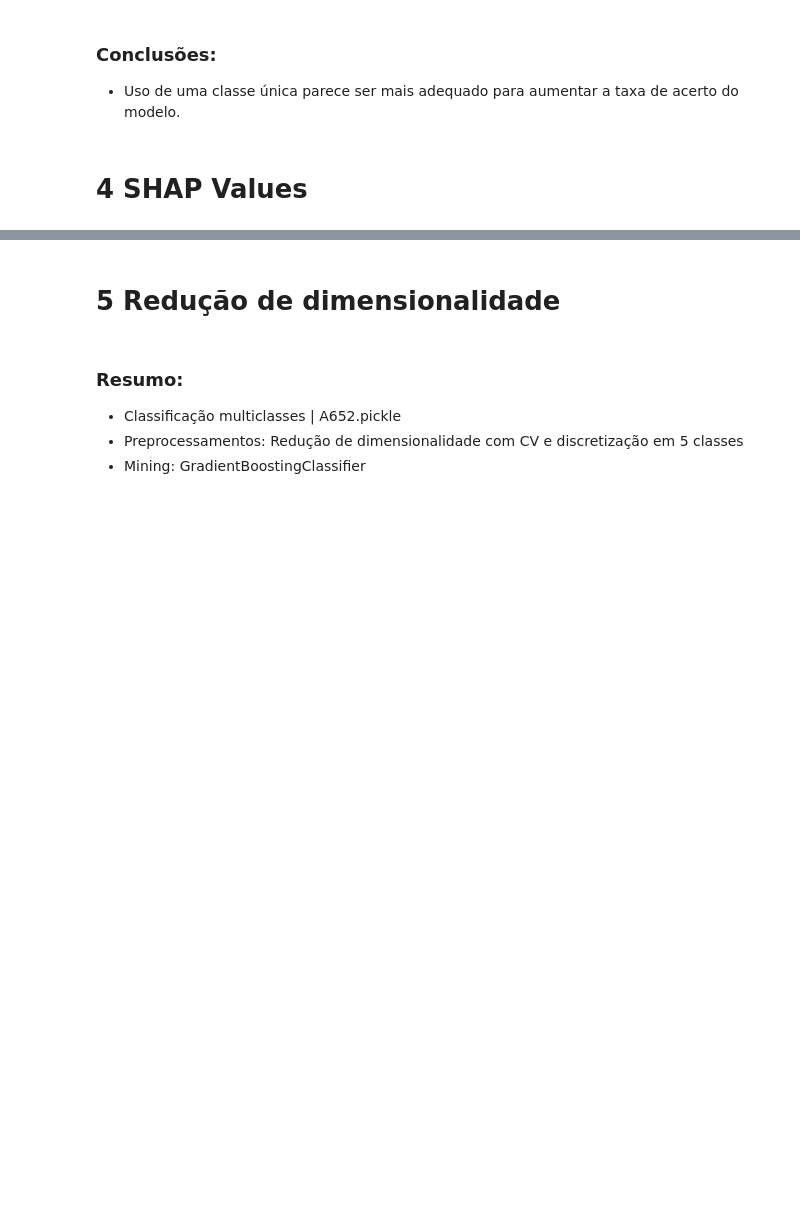
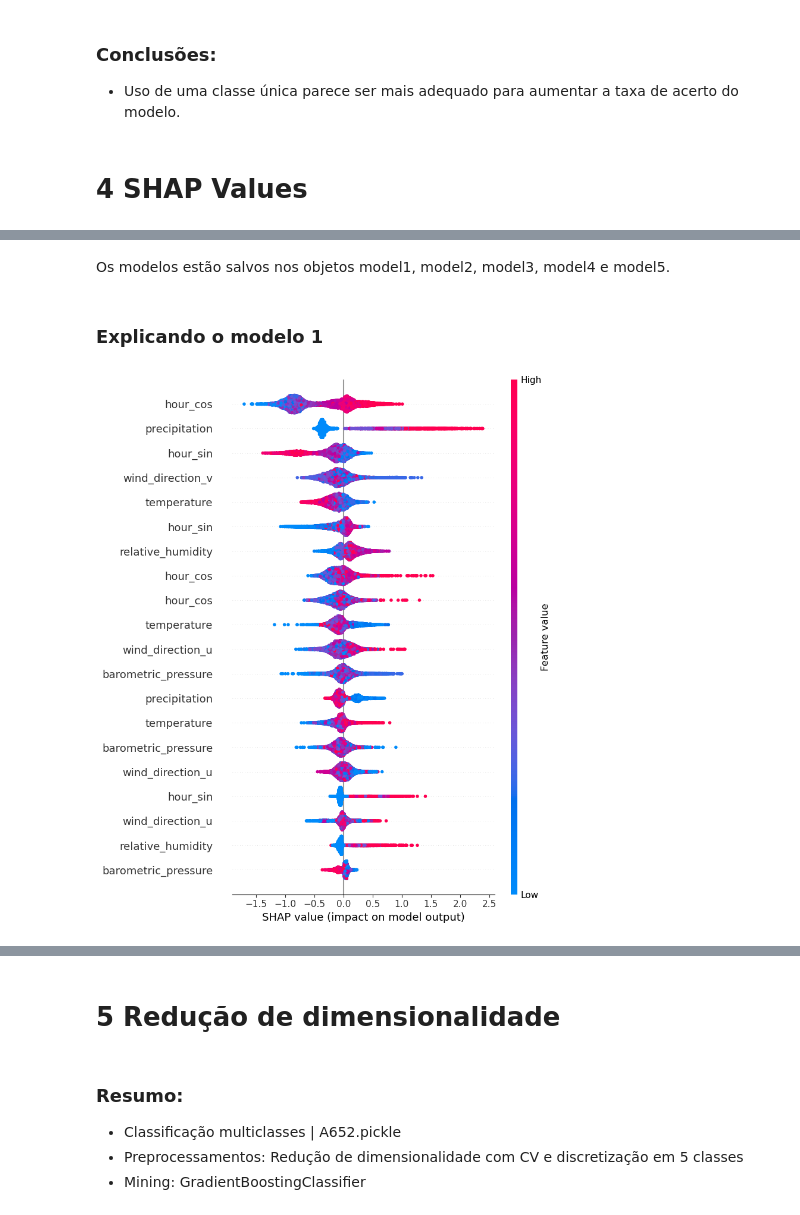
Before and after one commit to Michelcyc/MachineLearningTask_MastersDegree_CEFET, a Jupyter notebook: AM_T2_MICHEL_SIQUEIRA_REIS.ipynb, the cells around one changed output, grey strips where cells are left out. Saved outputs shown, nothing was run; the diff lists cells and outputs as text; code cells hidden in the pictures; blank space fills up the shorter version.

```diff
--- a/AM_T2_MICHEL_SIQUEIRA_REIS.ipynb
+++ b/AM_T2_MICHEL_SIQUEIRA_REIS.ipynb
@@ -793,9 +793,9 @@ import matplotlib.pyplot as plt #visualization
 from matplotlib import pyplot #visualization
 
 # fit model no training data
-model = XGBClassifier(eval_metric=["merror", "mlogloss"])
+model1 = XGBClassifier(eval_metric=["merror", "mlogloss"])
 eval_set = [(X_train, y_train), (X_val, y_val)]
-model.fit(X_train, y_train, eval_set=eval_set, verbose=True)
+model1.fit(X_train, y_train, eval_set=eval_set, verbose=True)
 # %% [output]
 [0]     validation_0-merror:0.05050     validation_0-mlogloss:0.91707   validation_1-merror:0.11306     validation_1-mlogloss:0.95874
 [1]     validation_0-merror:0.04903     validation_0-mlogloss:0.67194   validation_1-merror:0.10058     validation_1-mlogloss:0.73422
@@ -1419,0 +1430,9 @@ weighted avg       0.91      0.93      0.92      9582
+# %%
+# Pegando os nomes das colunas
+gzip_file_path = 'cic1205/data/atmoseer/A621_test.parquet.gzip'
+df = pd.read_parquet(gzip_file_path)
+# Ajustando as colunas
+column_names = df.columns
+repeated_columns = np.repeat(column_names, 3) #column_names do arquivo
+nomes_das_colunas = df[repeated_columns].columns
+print(nomes_das_colunas)
@@ -1419,0 +1453,11 @@ weighted avg       0.91      0.93      0.92      9582
+# %% [markdown]
+Os modelos estão salvos nos objetos model1, model2, model3, model4 e model5.
+# %% [markdown]
+### Explicando o modelo 1
+# %%
+explainer = shap.TreeExplainer(model1)
+shap_values = explainer.shap_values(X_test)
+# Resumo
+shap.summary_plot(shap_values[1], X_test, feature_names=nomes_das_colunas)
+# %% [output]
+[figure, added]
```
Also changed, not shown: parts of 61 cells of this notebook.
